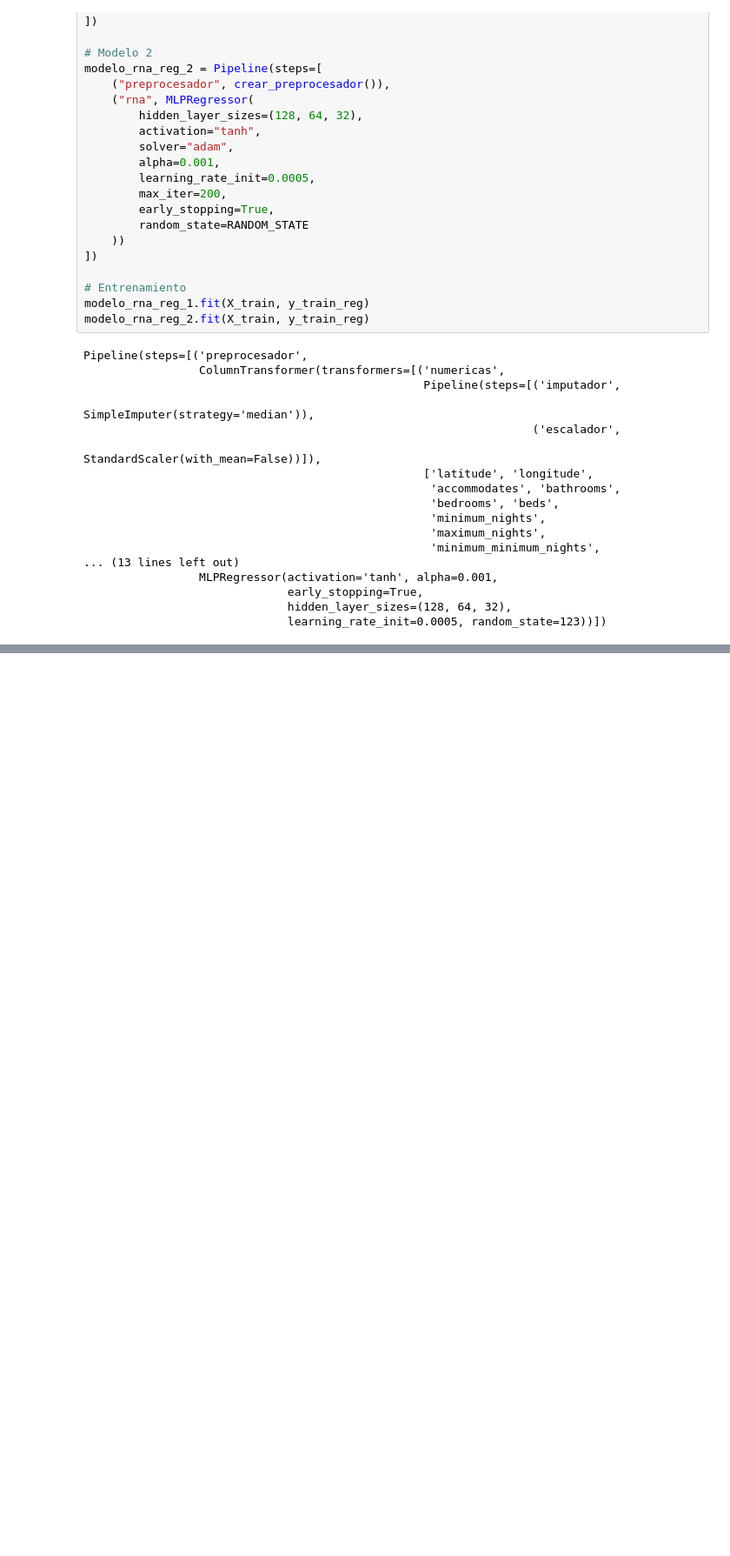
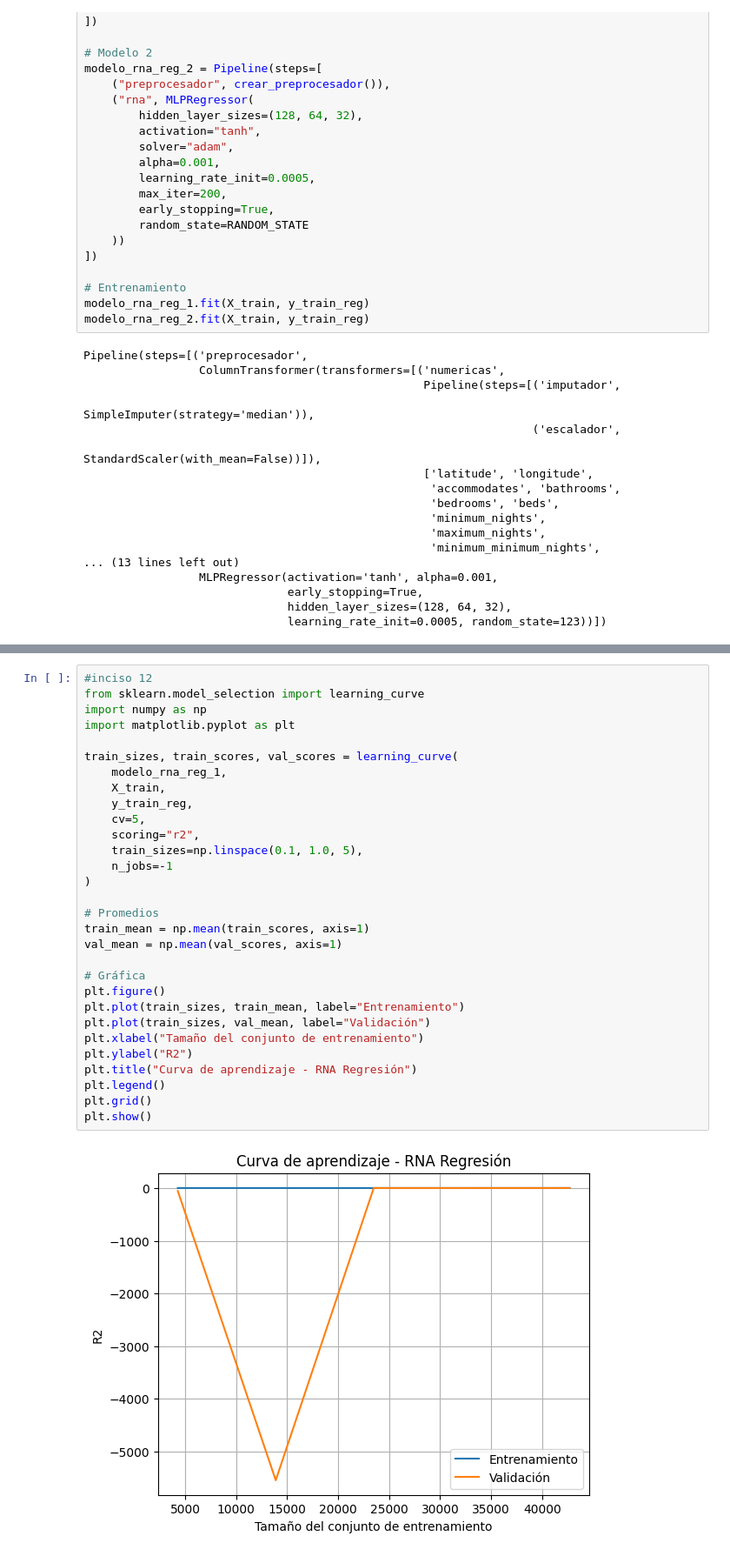
Before and after one commit to Ninaswiftie09/Mineria-de-Datos, a Jupyter notebook: Laboratorio9.ipynb, the cells around one changed output, grey strips where cells are left out. Shown at 87% size. Drawn from its saved outputs; the diff is of its cells as text; blank space fills up the shorter version.

Commit message:
incisos hasta el 13

```diff
--- a/Laboratorio9.ipynb
+++ b/Laboratorio9.ipynb
@@ -449,0 +455,32 @@ TypeError: got an unexpected keyword argument 'squared'
+# %%
+#inciso 12
+from sklearn.model_selection import learning_curve
+import numpy as np
+import matplotlib.pyplot as plt
+
+train_sizes, train_scores, val_scores = learning_curve(
+    modelo_rna_reg_1,
+    X_train,
+    y_train_reg,
+    cv=5,
+    scoring="r2",
+    train_sizes=np.linspace(0.1, 1.0, 5),
+    n_jobs=-1
+)
+
+# Promedios
+train_mean = np.mean(train_scores, axis=1)
+val_mean = np.mean(val_scores, axis=1)
+
+# Gráfica
+plt.figure()
+plt.plot(train_sizes, train_mean, label="Entrenamiento")
+plt.plot(train_sizes, val_mean, label="Validación")
+plt.xlabel("Tamaño del conjunto de entrenamiento")
+plt.ylabel("R2")
+plt.title("Curva de aprendizaje - RNA Regresión")
+plt.legend()
+plt.grid()
+plt.show()
+# %% [output]
+[figure, added]
```
Also changed, not shown: parts of 3 cells of this notebook.
